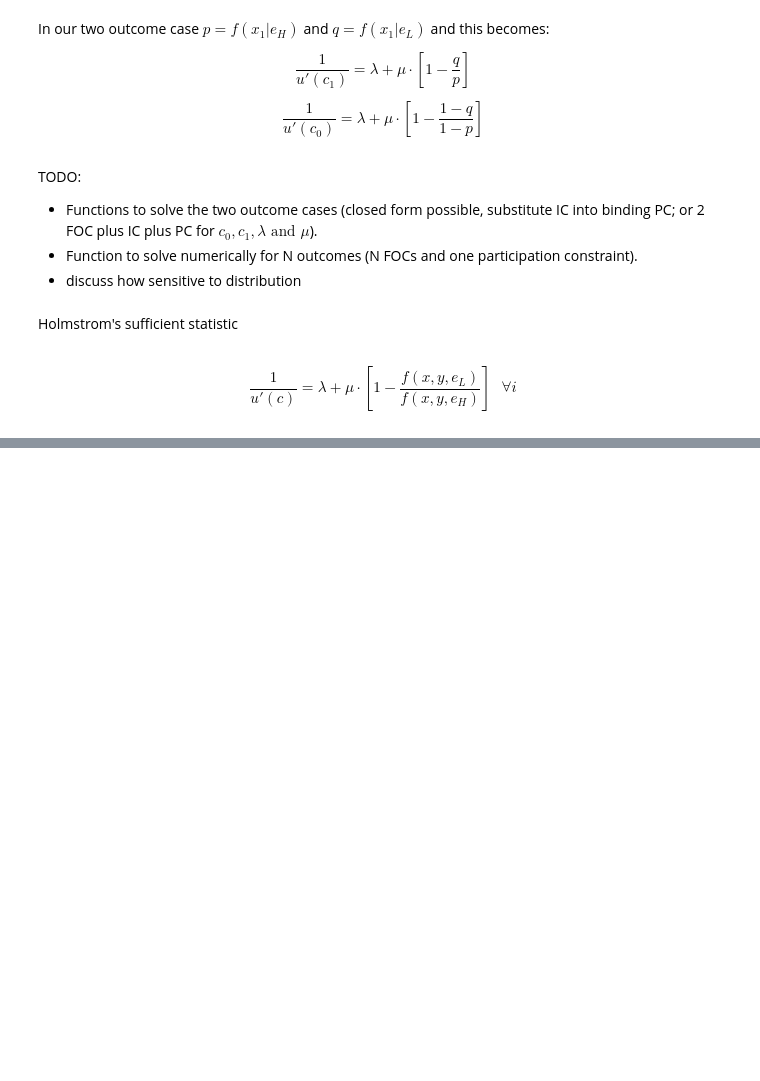
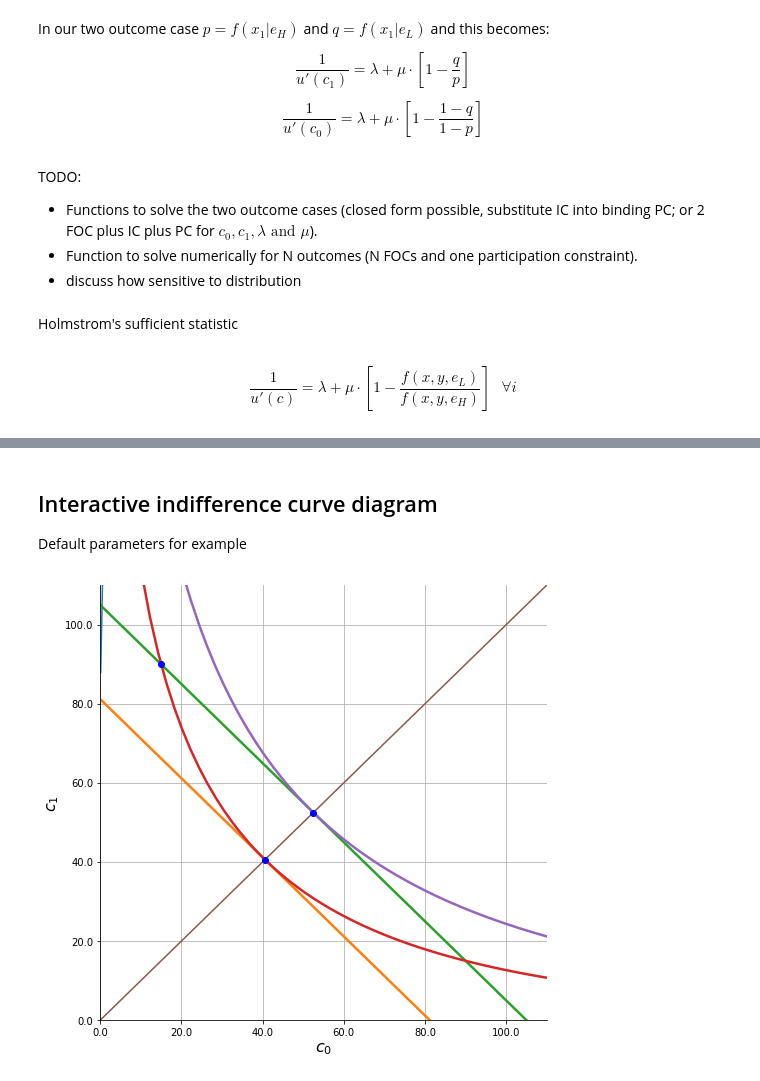
Before and after one commit to jhconning/land_uct_2019, a Jupyter notebook: notebooks/risksharing.ipynb, the cells around one changed output, grey strips where cells are left out. Cells and saved outputs as stored; diff of their text form; code cells hidden in the pictures; blank space fills up the shorter version.

```diff
--- a/notebooks/risksharing.ipynb
+++ b/notebooks/risksharing.ipynb
@@ -114,41 +117,0 @@ IC(2,p,q,B)
-# %%
-def consume_plot(p,q,B,ic=False):
-    c0 = np.linspace(0.1,200,num=100)
-
-    #bank optimum
-    c0e = Bopt(p,x)
-    c1e = c0e
-    uebar = EU([c0e,c1e],p)
-    idfc = indif(c0, p, uebar)
-    budg = budgetc(c0, p, [c0e,c1e])
-
-    #consumer optimum
-    c0ee = Copt(p,x)
-    c1ee = c0ee
-    uemax = EU([c0ee,c1ee],p)
-    idfcmax = indif(c0, p, uemax)
-    zerop = budgetc(c0, p, x)
-    icline = IC(c0,p,q,B)
-
-
-    fig, ax = plt.subplots(figsize=(5,5))
-    if ic:
-        ax.plot(c0,icline)
-    ax.plot(c0, budg, lw=2.5)
-    ax.plot(c0, zerop, lw=2.5)
-    ax.plot(c0, idfc, lw=2.5)
-    ax.plot(c0, idfcmax, lw=2.5)
-    ax.plot(c0,c0)
-    #ax.vlines(c0e,0,c2e, linestyles="dashed")
-    #ax.hlines(c1e,0,c1e, linestyles="dashed")
-    ax.plot(c0e,c1e,'ob')
-    ax.plot(c0ee,c1ee,'ob')
-    ax.plot(x[0],x[1],'ob')
-    ax.set_xlim(0, 100)
-    ax.set_ylim(0, 100)
-    ax.set_xlabel(r'$c_0$', fontsize=16)
-    ax.set_ylabel('$c_1$', fontsize=16)
-    ax.spines['right'].set_visible(False)
-    ax.spines['top'].set_visible(False)
-    ax.grid()
-    plt.show()
@@ -185,0 +197,4 @@ $$
+# %% [markdown]
+## Interactive indifference curve diagram
+
+Default parameters for example
@@ -185,0 +250,4 @@ $$
+# %%
+consume_plot(p,q,B, 0,ic=True)
+# %% [output]
+[figure, added]
```
Also changed, not shown: parts of 37 cells of this notebook, 1 other file.
